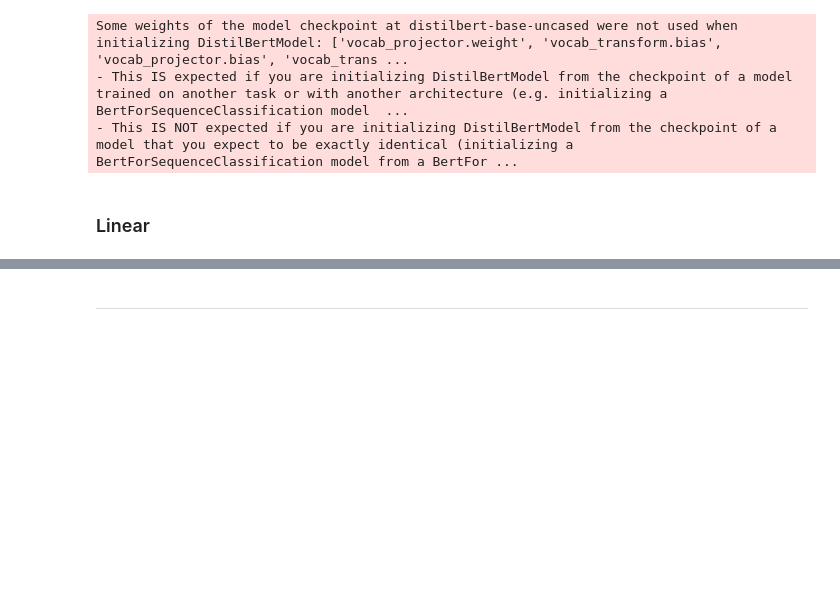
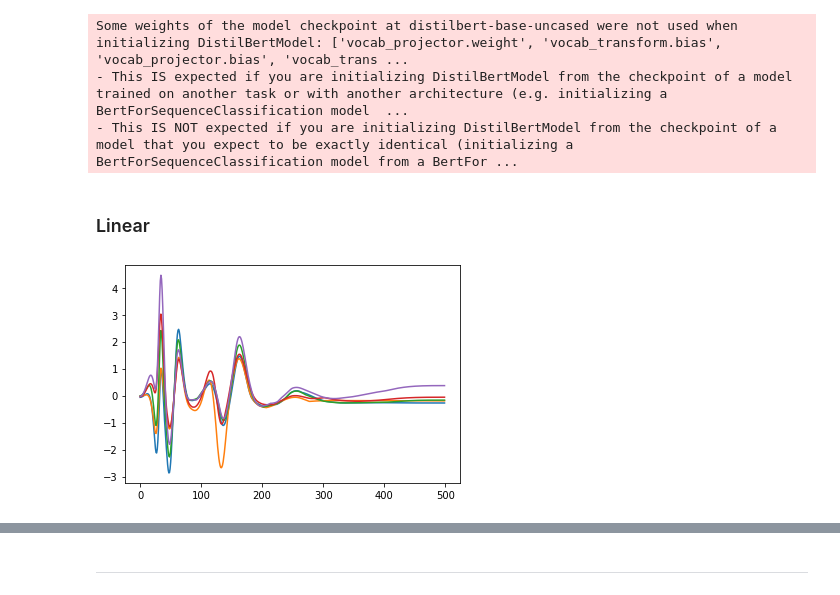
Before and after one commit to RohanM/news-bias, a Jupyter notebook: finetune.ipynb, the cells around one changed output, grey strips where cells are left out. Cells and saved outputs as stored; diff of their text form; code cells hidden in the pictures; blank space fills up the shorter version.

```diff
--- a/finetune.ipynb
+++ b/finetune.ipynb
@@ -331,6 +342,10 @@ def plot_results(results, smoothing_window=50):
     plt.plot(np.convolve(results['losses'], window, 'valid'))
     plt.plot(np.convolve(results['accuracies'], window, 'valid'))
     plt.show()
+# %%
+def plot_outputs(results):
+    plt.plot(results['outputs'])
+    plt.show()
 # %%
 def build_confusion_matrix(model, dataset):
     outputs = model(dataset['input_ids'], attention_mask=None).logits.squeeze().detach()
@@ -363,5 +378,12 @@ model = LinearModel(num_tokens, tokenizer.vocab_size)
 # %%
 cms = []
 all_results = []
+# %%
+trainer = Trainer(model, train_dataloader, valid_dataloader, lr=0.001, acc_thresh=0.25)
+results = trainer.train(500)
+
+plot_outputs(results)
+# %% [output]
+[figure, added]
 # %%
 trainer = Trainer(model, train_dataloader, valid_dataloader, lr=0.0001, acc_thresh=0.25)
```
Also changed, not shown: parts of 5 cells of this notebook.
